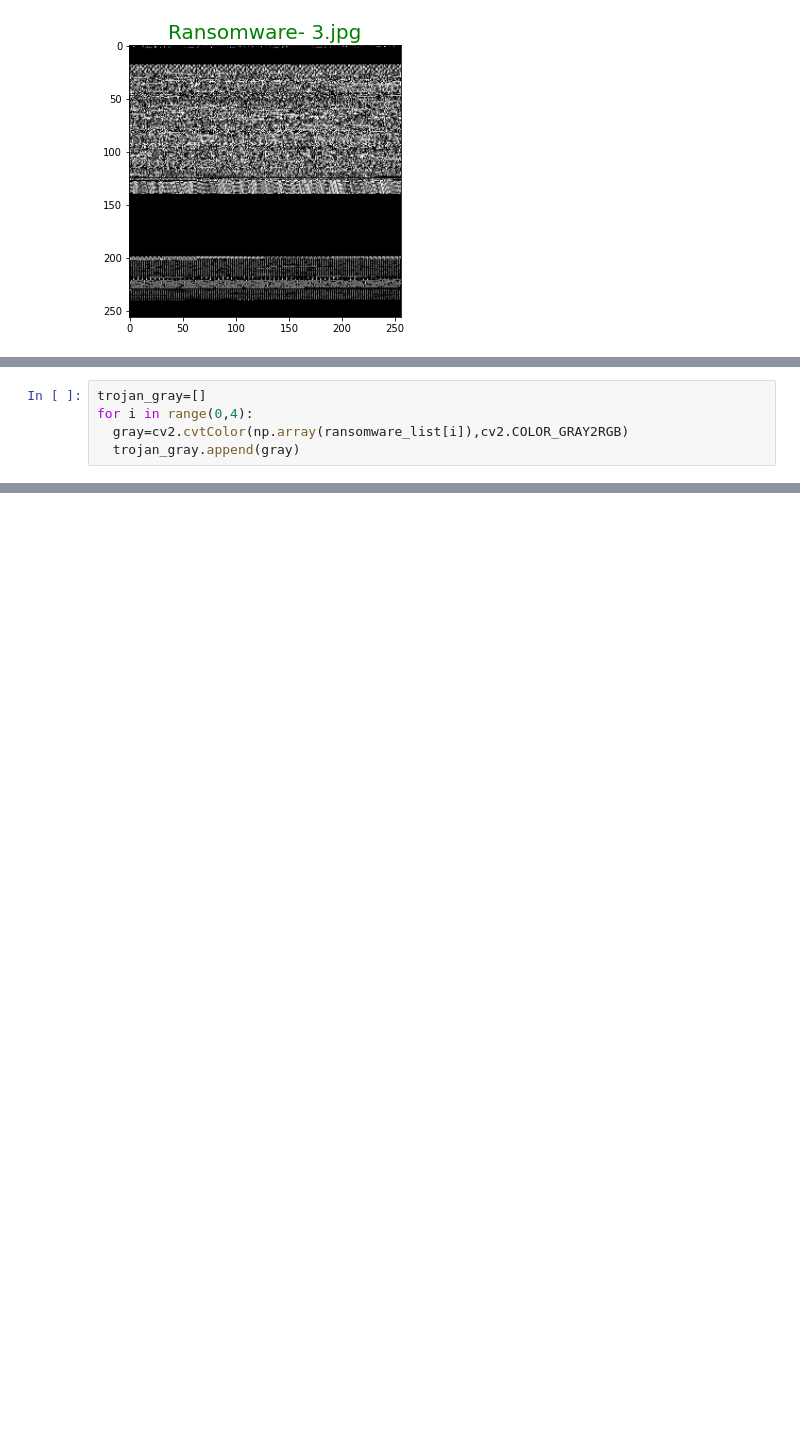
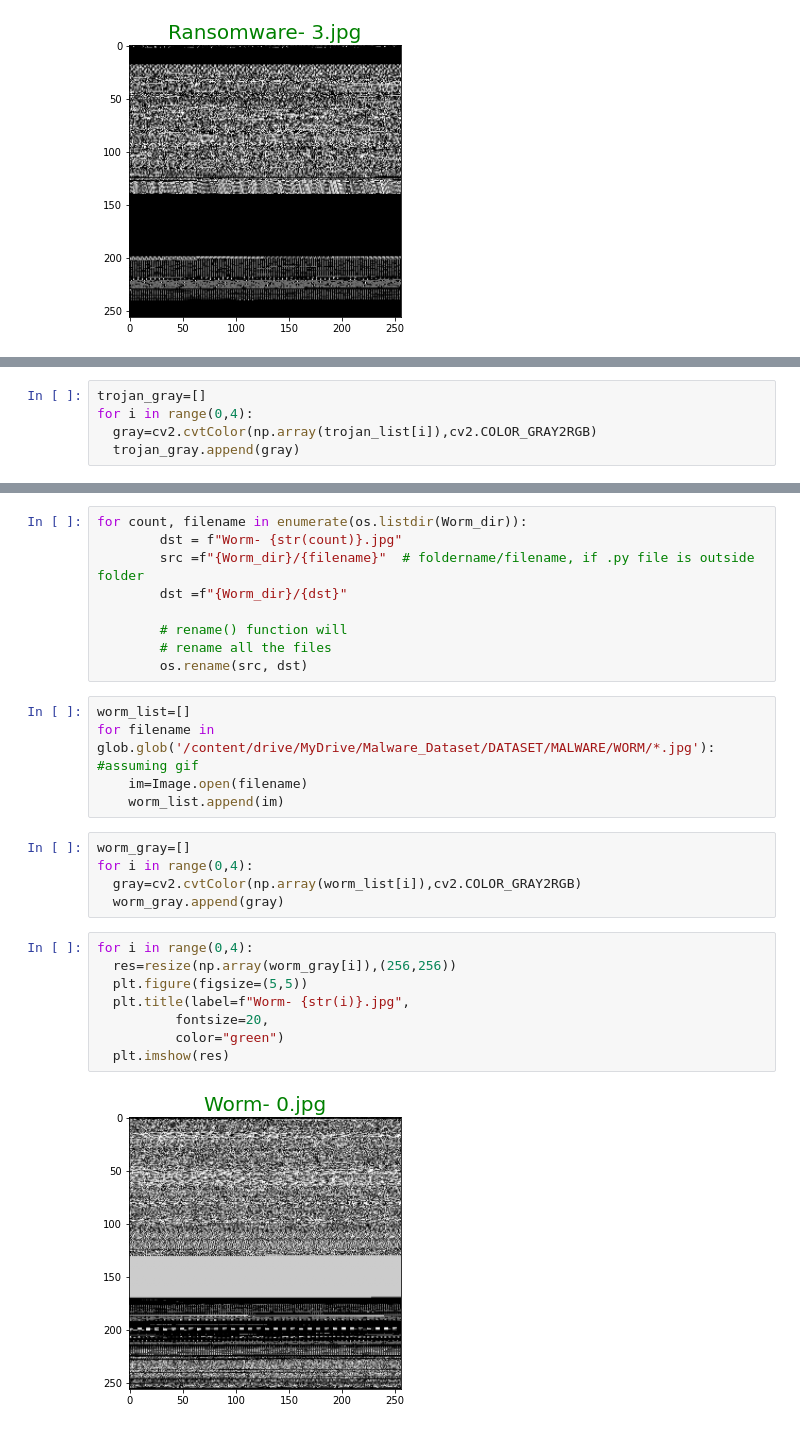
Before and after one commit to Ayushi159/Projects, a Jupyter notebook: Image_Based_Malware_Classification.ipynb, the cells around one changed output, grey strips where cells are left out. Drawn from its saved outputs; the diff is of its cells as text; blank space fills up the shorter version.

```diff
--- a/Image_Based_Malware_Classification.ipynb
+++ b/Image_Based_Malware_Classification.ipynb
@@ -122,7 +125,7 @@ for filename in glob.glob('/content/drive/MyDrive/Malware_Dataset/DATASET/MALWAR
 # %%
 trojan_gray=[]
 for i in range(0,4):
-  gray=cv2.cvtColor(np.array(ransomware_list[i]),cv2.COLOR_GRAY2RGB)
+  gray=cv2.cvtColor(np.array(trojan_list[i]),cv2.COLOR_GRAY2RGB)
   trojan_gray.append(gray)
 # %%
 for i in range(0,4):
@@ -134,0 +143,29 @@ for i in range(0,4):
+# %%
+for count, filename in enumerate(os.listdir(Worm_dir)):
+        dst = f"Worm- {str(count)}.jpg"
+        src =f"{Worm_dir}/{filename}"  # foldername/filename, if .py file is outside folder
+        dst =f"{Worm_dir}/{dst}"
+
+        # rename() function will
+        # rename all the files
+        os.rename(src, dst)
+# %%
+worm_list=[]
+for filename in glob.glob('/content/drive/MyDrive/Malware_Dataset/DATASET/MALWARE/WORM/*.jpg'): #assuming gif
+    im=Image.open(filename)
+    worm_list.append(im)
+# %%
+worm_gray=[]
+for i in range(0,4):
+  gray=cv2.cvtColor(np.array(worm_list[i]),cv2.COLOR_GRAY2RGB)
+  worm_gray.append(gray)
+# %%
+for i in range(0,4):
+  res=resize(np.array(worm_gray[i]),(256,256))
+  plt.figure(figsize=(5,5))
+  plt.title(label=f"Worm- {str(i)}.jpg",
+          fontsize=20,
+          color="green")
+  plt.imshow(res)
+# %% [output]
+[figure, added]
```
Also changed, not shown: parts of 9 cells of this notebook.
